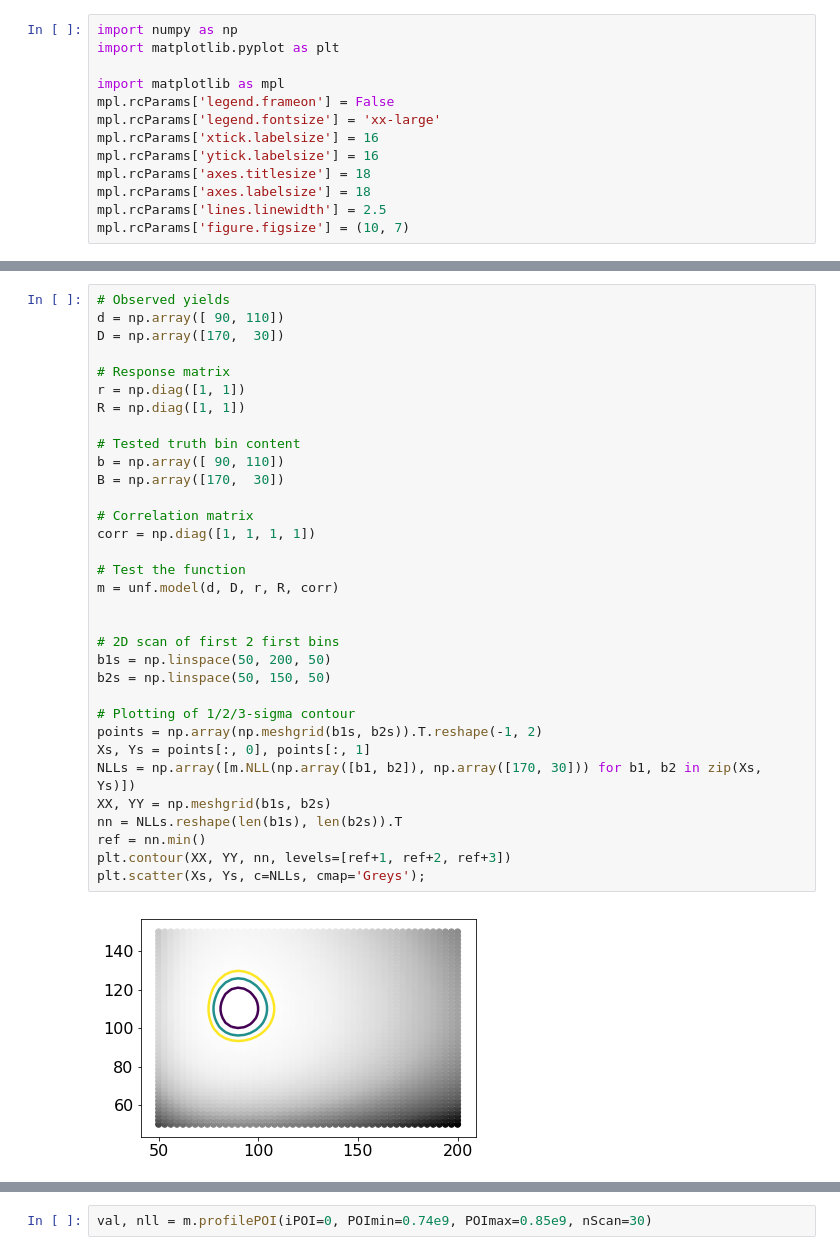
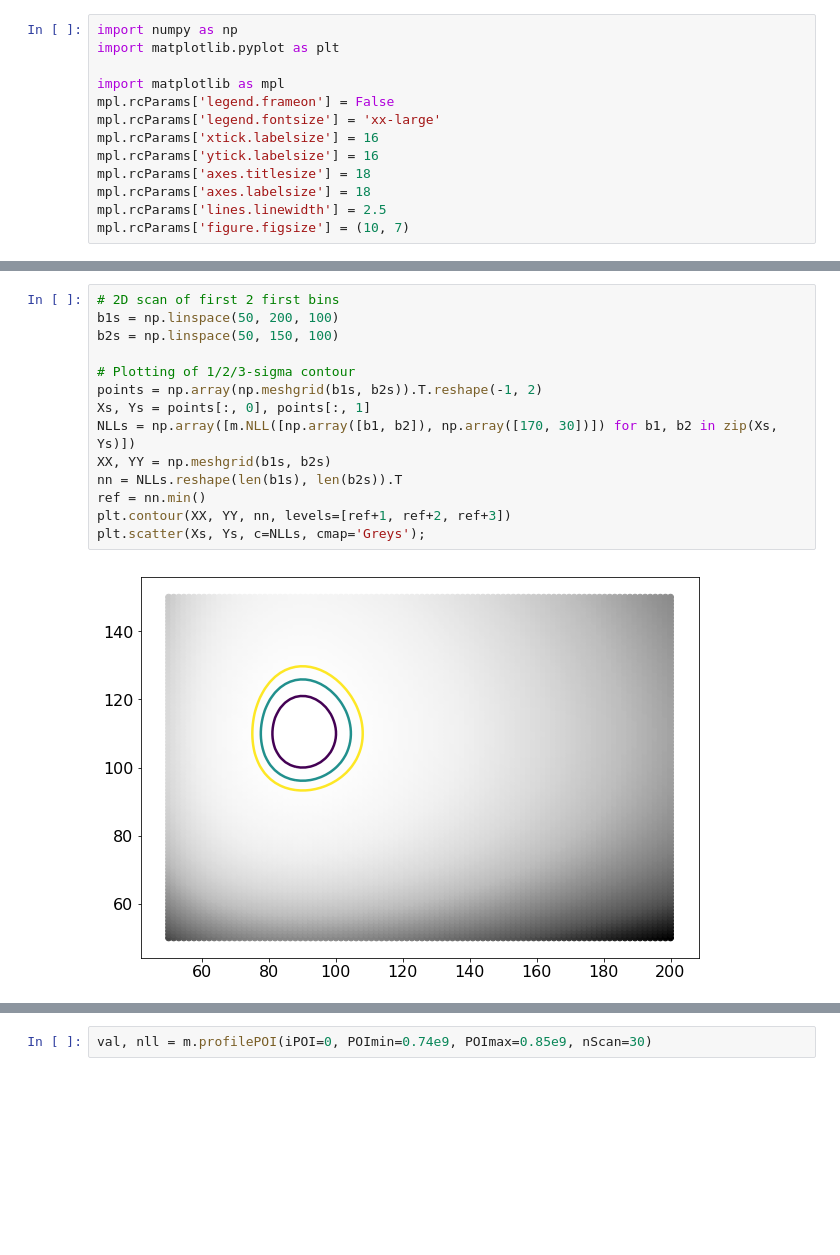
Before and after one commit to rmadar/unfoldcorr, a Jupyter notebook: studies/TestingTool.ipynb, the cells around one changed output, grey strips where cells are left out. Drawn from its saved outputs; the diff is of its cells as text; blank space fills up the shorter version.

Commit message:
Update the user interface of the model and the examples

```diff
--- a/studies/TestingTool.ipynb
+++ b/studies/TestingTool.ipynb
@@ -50,37 +54,18 @@ plt.plot(b1Scan, NLLs);
 # %%
-# Observed yields
-d = np.array([ 90, 110])
-D = np.array([170,  30])
-
-# Response matrix
-r = np.diag([1, 1])
-R = np.diag([1, 1])
-
-# Tested truth bin content
-b = np.array([ 90, 110])
-B = np.array([170,  30])
-
-# Correlation matrix
-corr = np.diag([1, 1, 1, 1])
-
-# Test the function
-m = unf.model(d, D, r, R, corr)
-
-
 # 2D scan of first 2 first bins
-b1s = np.linspace(50, 200, 50)
-b2s = np.linspace(50, 150, 50)
+b1s = np.linspace(50, 200, 100)
+b2s = np.linspace(50, 150, 100)
 
 # Plotting of 1/2/3-sigma contour
 points = np.array(np.meshgrid(b1s, b2s)).T.reshape(-1, 2)
 Xs, Ys = points[:, 0], points[:, 1]
-NLLs = np.array([m.NLL(np.array([b1, b2]), np.array([170, 30])) for b1, b2 in zip(Xs, Ys)])
+NLLs = np.array([m.NLL([np.array([b1, b2]), np.array([170, 30])]) for b1, b2 in zip(Xs, Ys)])
 XX, YY = np.meshgrid(b1s, b2s)
 nn = NLLs.reshape(len(b1s), len(b2s)).T
 ref = nn.min()
 plt.contour(XX, YY, nn, levels=[ref+1, ref+2, ref+3])
 plt.scatter(Xs, Ys, c=NLLs, cmap='Greys');
 # %% [output]
-[figure, old version]
+[figure, new version]
 # %%
 # Observed yields
```
Also changed, not shown: parts of 12 cells of this notebook, 2 other files.
